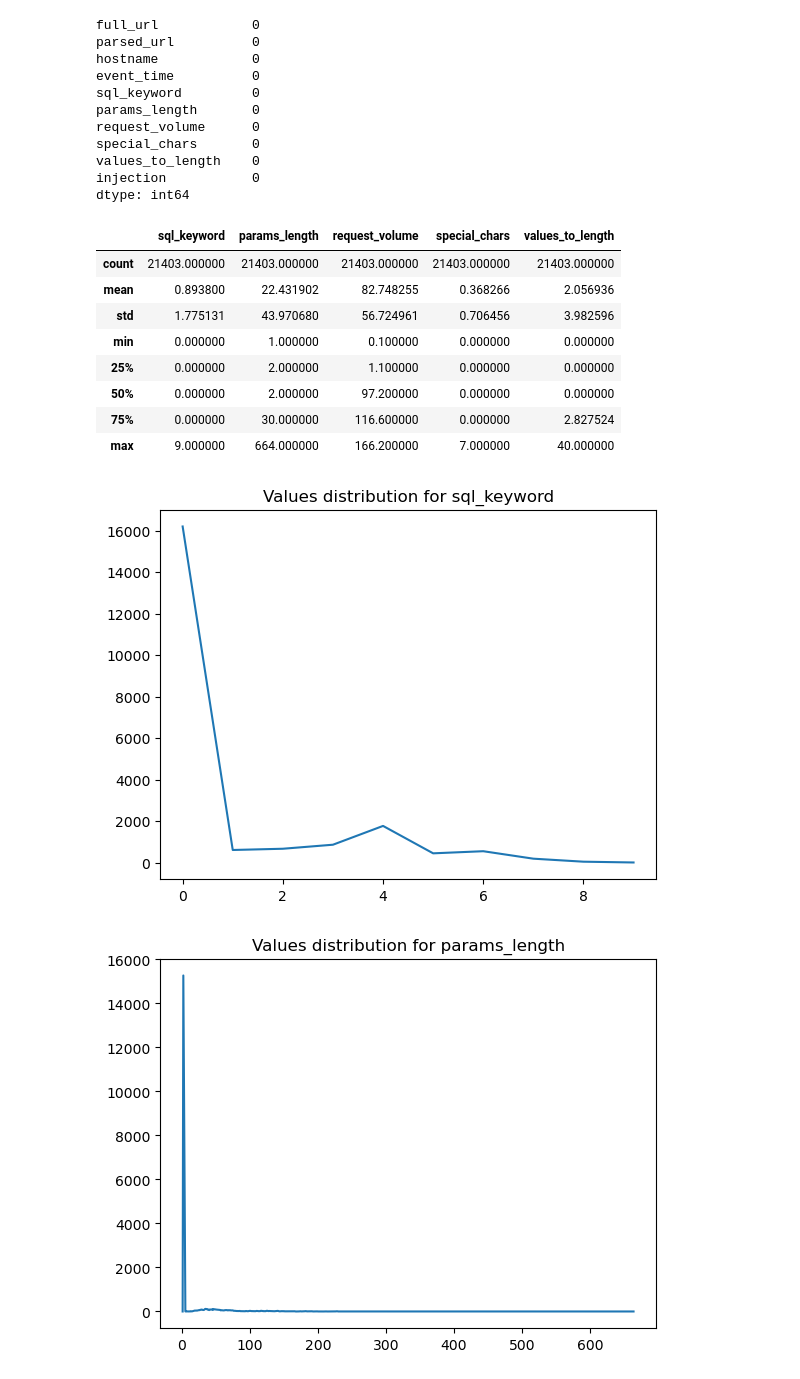
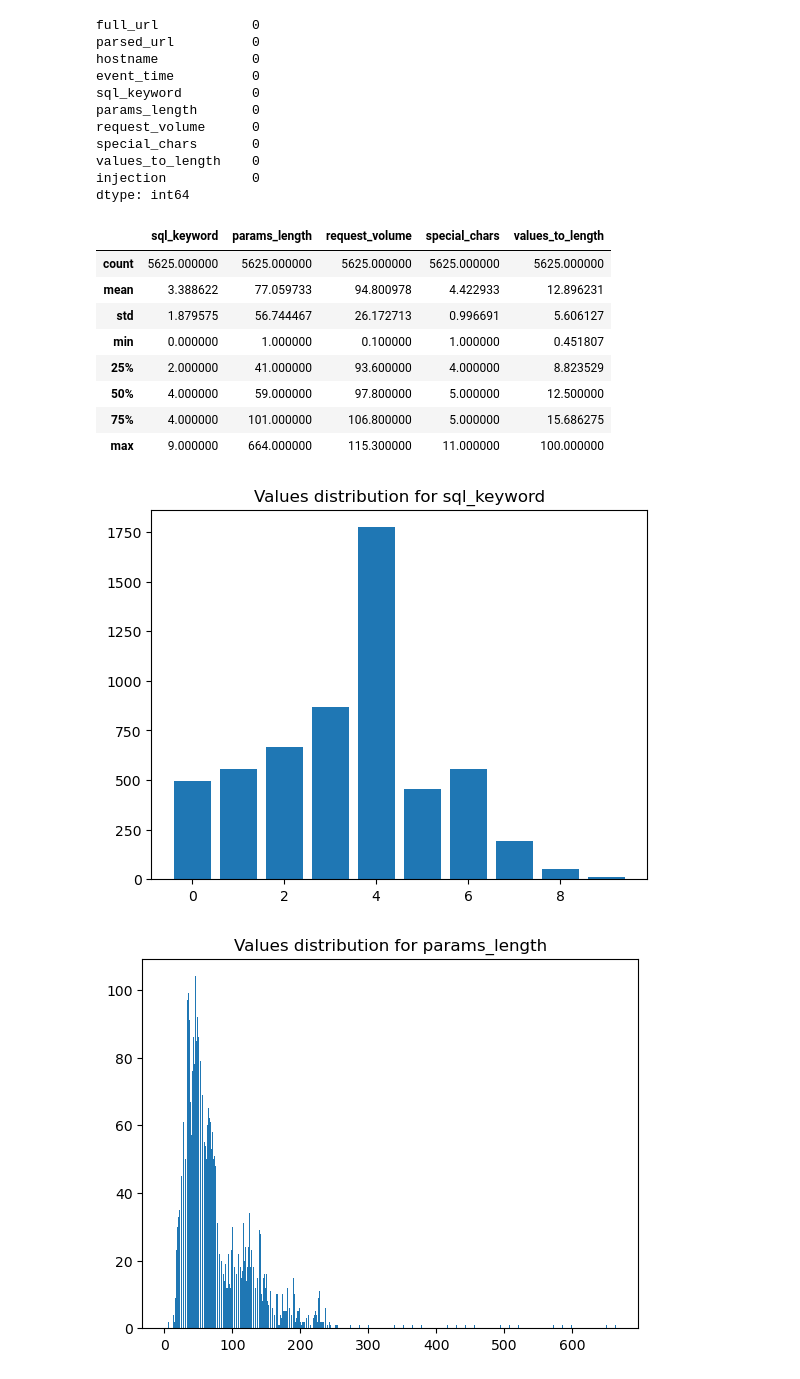
Before and after one commit to JarekSmardzewski/ADAC_SQLi_ml, a Jupyter notebook: code/data_analysis.ipynb, the cells around one changed output. Cells and saved outputs as stored; diff of their text form; code cells hidden in the pictures.

Commit message:
Data set reduced, param_length == 2 records droped, plot figures improved and ready to be exported to presentation

```diff
--- a/code/data_analysis.ipynb
+++ b/code/data_analysis.ipynb
@@ -23,33 +23,34 @@ values_to_length    0
 injection           0
 dtype: int64
 # %%
+sql_records_df = sql_records_df.loc[sql_records_df["injection"] == 1]
 sql_records_df= sql_records_df.drop(["full_url", "parsed_url", "event_time", "hostname", "injection"], axis=1)
 sql_records_df.describe()
 # %% [output]
 |  | sql_keyword | params_length | request_volume | special_chars | values_to_length |
-| count | 21403.000000 | 21403.000000 | 21403.000000 | 21403.000000 | 21403.000000 |
-| mean | 0.893800 | 22.431902 | 82.748255 | 0.368266 | 2.056936 |
-| std | 1.775131 | 43.970680 | 56.724961 | 0.706456 | 3.982596 |
-| min | 0.000000 | 1.000000 | 0.100000 | 0.000000 | 0.000000 |
-| 25% | 0.000000 | 2.000000 | 1.100000 | 0.000000 | 0.000000 |
-| 50% | 0.000000 | 2.000000 | 97.200000 | 0.000000 | 0.000000 |
-| 75% | 0.000000 | 30.000000 | 116.600000 | 0.000000 | 2.827524 |
-| max | 9.000000 | 664.000000 | 166.200000 | 7.000000 | 40.000000 |
+| count | 5625.000000 | 5625.000000 | 5625.000000 | 5625.000000 | 5625.000000 |
+| mean | 3.388622 | 77.059733 | 94.800978 | 4.422933 | 12.896231 |
+| std | 1.879575 | 56.744467 | 26.172713 | 0.996691 | 5.606127 |
+| min | 0.000000 | 1.000000 | 0.100000 | 1.000000 | 0.451807 |
+| 25% | 2.000000 | 41.000000 | 93.600000 | 4.000000 | 8.823529 |
+| 50% | 4.000000 | 59.000000 | 97.800000 | 5.000000 | 12.500000 |
+| 75% | 4.000000 | 101.000000 | 106.800000 | 5.000000 | 15.686275 |
+| max | 9.000000 | 664.000000 | 115.300000 | 11.000000 | 100.000000 |
 # %%
 columns_values = sql_records_df.columns.values.tolist()
 # %%
 import matplotlib.pyplot as plt
 import seaborn as sns
 
 plt.style.use('default')
 
 for col_name in columns_values:
     plt.figure()
     series_tmp = sql_records_df[col_name].value_counts().sort_index()
     plt.title(f'Values distribution for {col_name}')
-    plt.plot(series_tmp.index, series_tmp.values)
+    plt.bar(series_tmp.index, series_tmp.values)
     plt.savefig(f'plots/values_distribution_{col_name}.png')
     plt.show()
 # %% [output]
-[figure, old version]
+[figure, new version]
-[figure, old version]
+[figure, new version]
```
Also changed, not shown: parts of 3 cells of this notebook, 8 other files.
